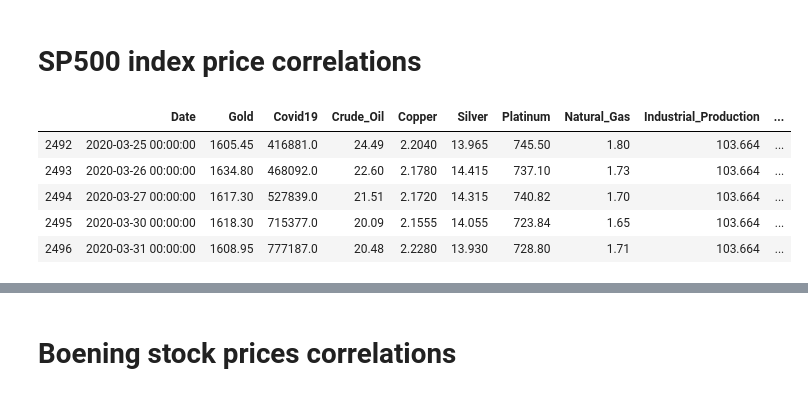
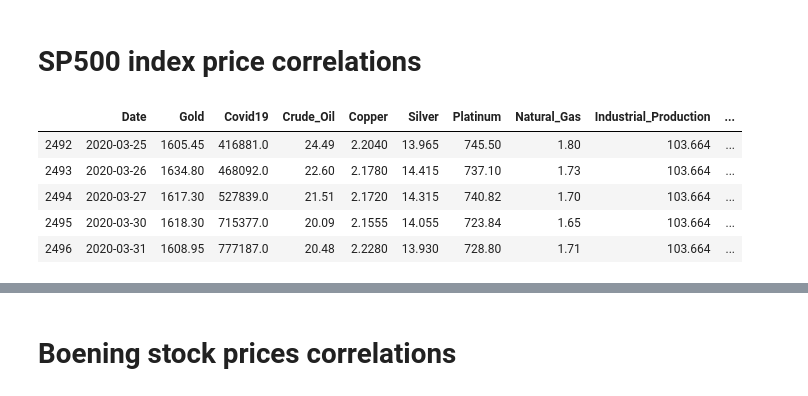
Before and after one commit to azagorowski/Analysis-and-forecast-of-stock-exchange-price-based-on-selected-indicators-using-machine-learning, a Jupyter notebook: scripts/Correlations2.ipynb, the cells around one changed output, grey strips where cells are left out. Saved outputs shown, nothing was run; the diff lists cells and outputs as text; code cells hidden in the pictures.

```diff
--- a/scripts/Correlations2.ipynb
+++ b/scripts/Correlations2.ipynb
@@ -26,32 +30,33 @@ c = conn.cursor()
 # %%
 indicator="SP500"
 #Get SQLLite select statement for SP500 index and indicators
 df = pd.read_sql_query("""select x."Date", g."Index" as Gold, c19."Index" Covid19, co."Index" as Crude_Oil,
 cr."Index" as Copper, s."Index" as Silver, p."Index" as Platinum, ng."Index" as Natural_Gas,
 ip."Index" as Industrial_Production, pa."Index" as Palladium, x."Index" as """+indicator+"""
  from """+indicator+""" as x
   LEFT OUTER JOIN Covid19 as c19 ON x.Date = C19.Date
   LEFT OUTER JOIN Gold as g ON x.Date=g.Date
   LEFT OUTER JOIN Crude_Oil as co ON x.Date=co.Date
   LEFT OUTER JOIN Copper as cr ON x.Date=cr.Date
   LEFT OUTER JOIN Silver as s ON x.Date=s.Date
   LEFT OUTER JOIN Platinum as p ON x.Date=p.Date
   LEFT OUTER JOIN Natural_Gas as ng ON x.Date=ng.Date
   LEFT OUTER JOIN Industrial_Prod as ip ON strftime('%Y-%m', x.Date)=strftime('%Y-%m', ip.Date)
   LEFT OUTER JOIN Palladium as pa ON x.Date=pa.Date
 Where x."Index" and g."Index" and co."Index" and cr."Index" and s."Index" and ng."Index" and p."Index"
 and ip."Index" and pa."Index" IS NOT NULL
 and x.Date < '2020-04-01'
 """, conn)
+df["Date"] = pd.to_datetime(df["Date"])
 
 df.tail()
 # %% [output]
 |  | Date | Gold | Covid19 | Crude_Oil | Copper | Silver | Platinum | Natural_Gas | Industrial_Production | ... |
-| 2492 | 2020-03-25 00:00:00 | 1605.45 | 416881.0 | 24.49 | 2.2040 | 13.965 | 745.50 | 1.80 | 103.664 | ... |
-| 2493 | 2020-03-26 00:00:00 | 1634.80 | 468092.0 | 22.60 | 2.1780 | 14.415 | 737.10 | 1.73 | 103.664 | ... |
-| 2494 | 2020-03-27 00:00:00 | 1617.30 | 527839.0 | 21.51 | 2.1720 | 14.315 | 740.82 | 1.70 | 103.664 | ... |
-| 2495 | 2020-03-30 00:00:00 | 1618.30 | 715377.0 | 20.09 | 2.1555 | 14.055 | 723.84 | 1.65 | 103.664 | ... |
-| 2496 | 2020-03-31 00:00:00 | 1608.95 | 777187.0 | 20.48 | 2.2280 | 13.930 | 728.80 | 1.71 | 103.664 | ... |
+| 2492 | 2020-03-25 | 1605.45 | 416881.0 | 24.49 | 2.2040 | 13.965 | 745.50 | 1.80 | 103.664 | ... |
+| 2493 | 2020-03-26 | 1634.80 | 468092.0 | 22.60 | 2.1780 | 14.415 | 737.10 | 1.73 | 103.664 | ... |
+| 2494 | 2020-03-27 | 1617.30 | 527839.0 | 21.51 | 2.1720 | 14.315 | 740.82 | 1.70 | 103.664 | ... |
+| 2495 | 2020-03-30 | 1618.30 | 715377.0 | 20.09 | 2.1555 | 14.055 | 723.84 | 1.65 | 103.664 | ... |
+| 2496 | 2020-03-31 | 1608.95 | 777187.0 | 20.48 | 2.2280 | 13.930 | 728.80 | 1.71 | 103.664 | ... |
 # %%
 #Make correlation table with heatmap
 import seaborn as sns
```
Also changed, not shown: parts of 2 cells of this notebook, 1 other file.
